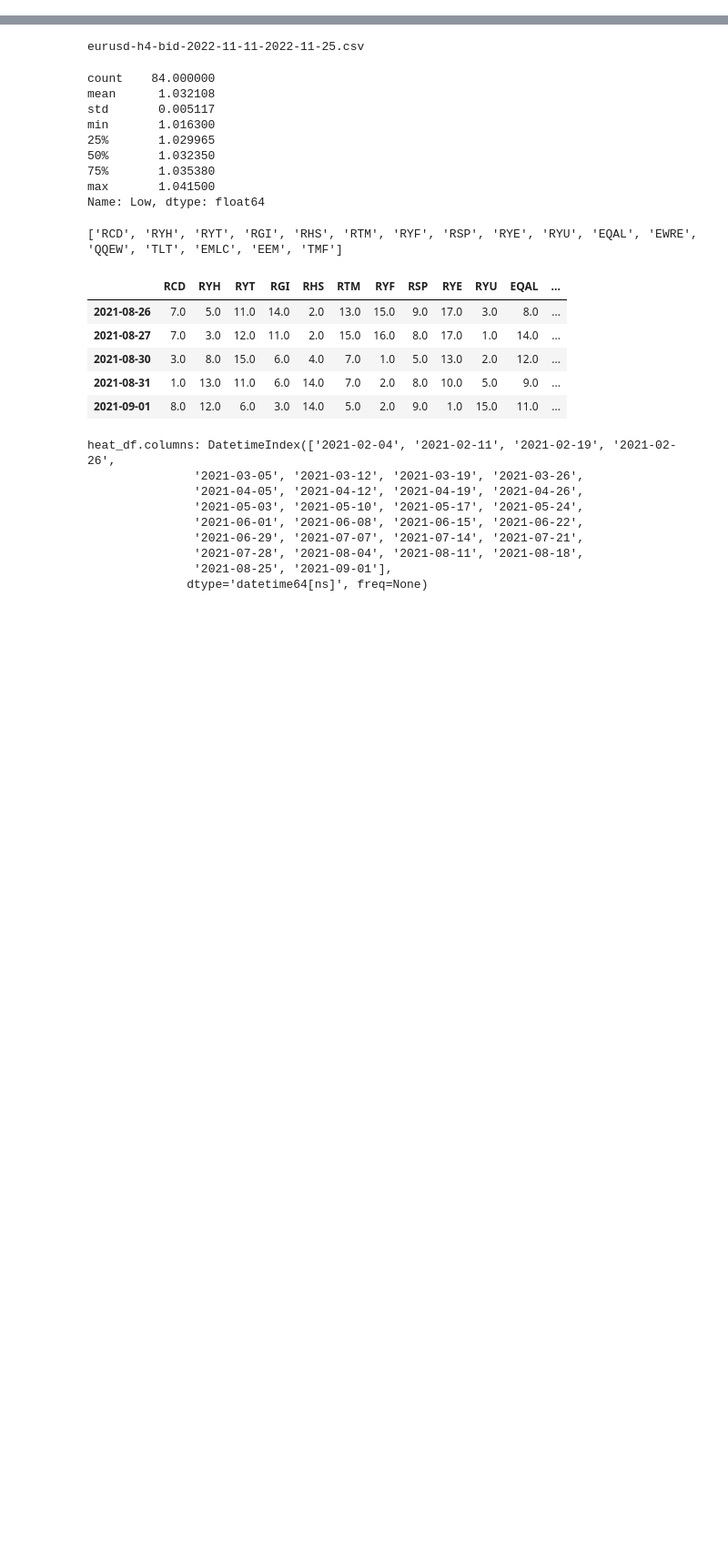
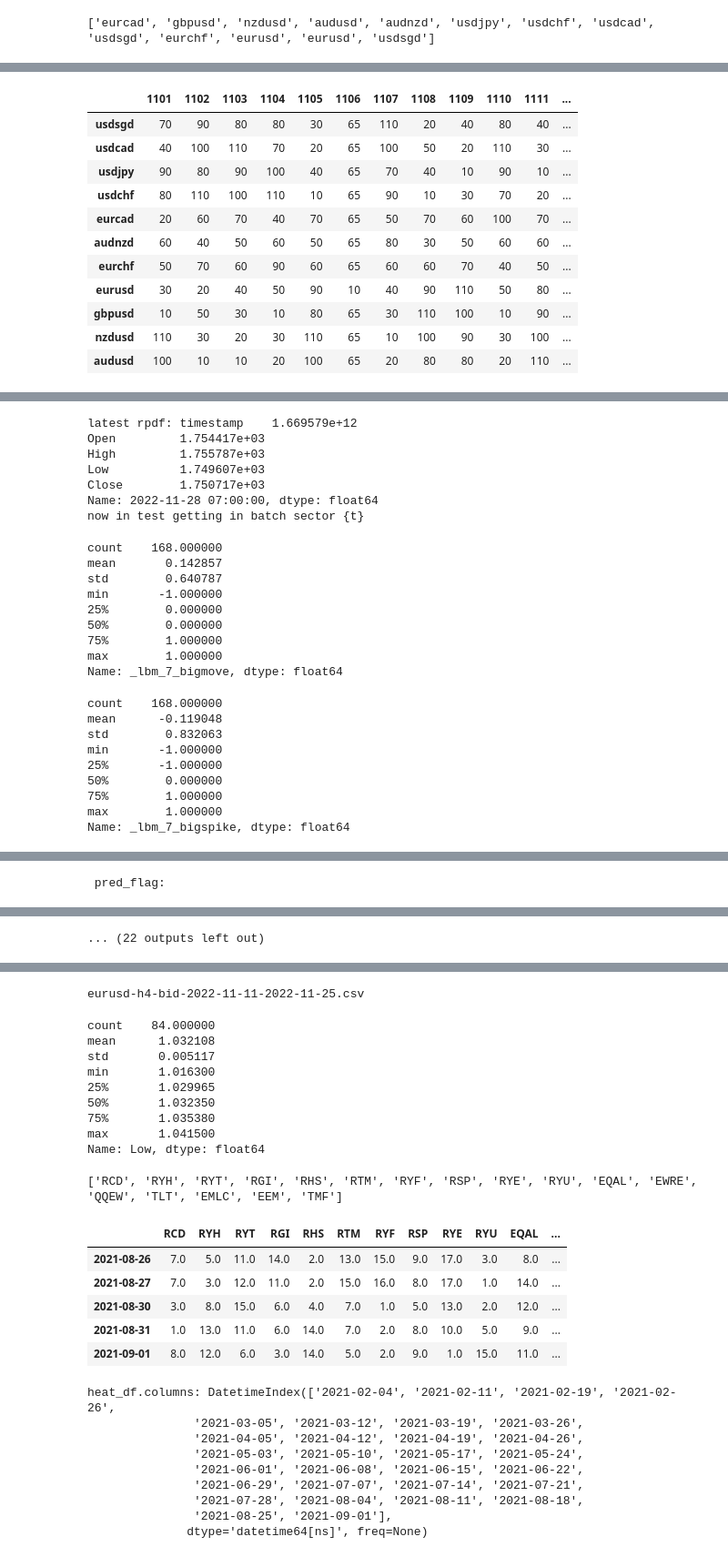
Before and after one commit to jacky892/sectorRotationHeatmap, a Jupyter notebook: rotationHeatmap.ipynb, the cells around one changed output, grey strips where cells are left out. Shown: that part at 91% size. Saved outputs shown, nothing was run; the diff lists cells and outputs as text; code cells hidden in the pictures; blank space fills up the shorter version.

Commit message:
updated jupyter notebook to include sample output

```diff
--- a/rotationHeatmap.ipynb
+++ b/rotationHeatmap.ipynb
@@ -57,0 +56,6 @@ npx dukascopy-node -i eurgbp -from 2022-11-11 -to 2022-11-25 -t h4 -f csv
+# %%
+
+from workflow.sectorRotationTraderWorkflow import run_forex_worflow
+past_perf_df, latest_trades_df=run_forex_worflow(pred_date=None, use_dukas=True, focus_tlist=['eurusd', 'usdsgd'])
+# %% [output]
+['eurcad', 'gbpusd', 'nzdusd', 'audusd', 'audnzd', 'usdjpy', 'usdchf', 'usdcad', 'usdsgd', 'eurchf', 'eurusd', 'eurusd', 'usdsgd']
@@ -57,0 +83,12 @@ npx dukascopy-node -i eurgbp -from 2022-11-11 -to 2022-11-25 -t h4 -f csv
+|  | 1101 | 1102 | 1103 | 1104 | 1105 | 1106 | 1107 | 1108 | 1109 | 1110 | 1111 | ... |
+| usdsgd | 70 | 90 | 80 | 80 | 30 | 65 | 110 | 20 | 40 | 80 | 40 | ... |
+| usdcad | 40 | 100 | 110 | 70 | 20 | 65 | 100 | 50 | 20 | 110 | 30 | ... |
+| usdjpy | 90 | 80 | 90 | 100 | 40 | 65 | 70 | 40 | 10 | 90 | 10 | ... |
+| usdchf | 80 | 110 | 100 | 110 | 10 | 65 | 90 | 10 | 30 | 70 | 20 | ... |
+| eurcad | 20 | 60 | 70 | 40 | 70 | 65 | 50 | 70 | 60 | 100 | 70 | ... |
+| audnzd | 60 | 40 | 50 | 60 | 50 | 65 | 80 | 30 | 50 | 60 | 60 | ... |
+| eurchf | 50 | 70 | 60 | 90 | 60 | 65 | 60 | 60 | 70 | 40 | 50 | ... |
+| eurusd | 30 | 20 | 40 | 50 | 90 | 10 | 40 | 90 | 110 | 50 | 80 | ... |
+| gbpusd | 10 | 50 | 30 | 10 | 80 | 65 | 30 | 110 | 100 | 10 | 90 | ... |
+| nzdusd | 110 | 30 | 20 | 30 | 110 | 65 | 10 | 100 | 90 | 30 | 100 | ... |
+| audusd | 100 | 10 | 10 | 20 | 100 | 65 | 20 | 80 | 80 | 20 | 110 | ... |
@@ -57,0 +101,25 @@ npx dukascopy-node -i eurgbp -from 2022-11-11 -to 2022-11-25 -t h4 -f csv
+latest rpdf: timestamp    1.669579e+12
+Open         1.754417e+03
+High         1.755787e+03
+Low          1.749607e+03
+Close        1.750717e+03
+Name: 2022-11-28 07:00:00, dtype: float64
+now in test getting in batch sector {t}
+count    168.000000
+mean       0.142857
+std        0.640787
+min       -1.000000
+25%        0.000000
+50%        0.000000
+75%        1.000000
+max        1.000000
+Name: _lbm_7_bigmove, dtype: float64
+count    168.000000
+mean      -0.119048
+std        0.832063
+min       -1.000000
+25%       -1.000000
+50%        0.000000
+75%        1.000000
+max        1.000000
+Name: _lbm_7_bigspike, dtype: float64
@@ -57,0 +160 @@ npx dukascopy-node -i eurgbp -from 2022-11-11 -to 2022-11-25 -t h4 -f csv
+ pred_flag:
@@ -58,3 +178,4 @@ npx dukascopy-node -i eurgbp -from 2022-11-11 -to 2022-11-25 -t h4 -f csv
+... (22 outputs left out)
 # %%
 
 from workflow.sectorRotationTraderWorkflow import run_forex_worflow
```
Also changed, not shown: parts of 13 cells of this notebook, 4 other files.
